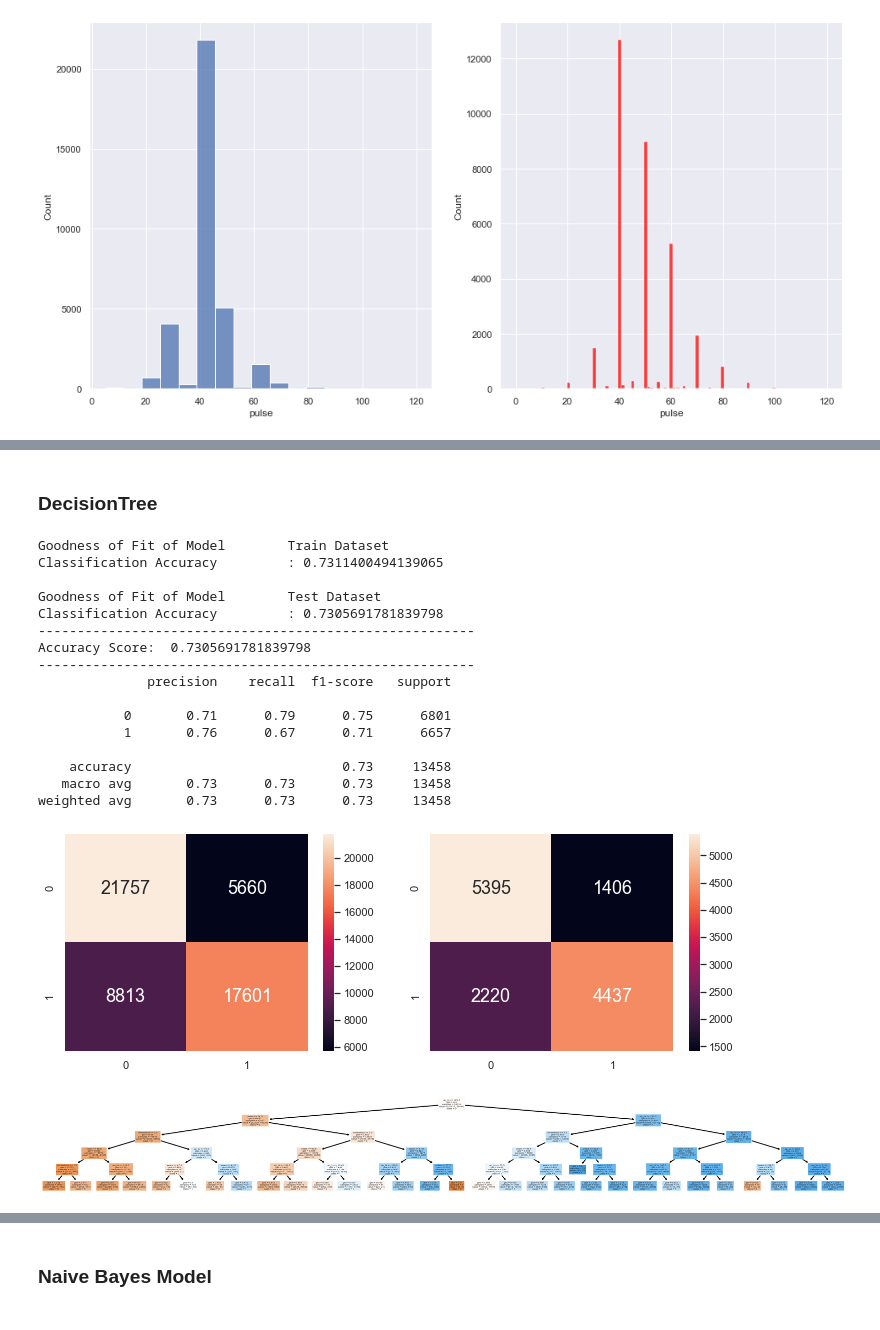
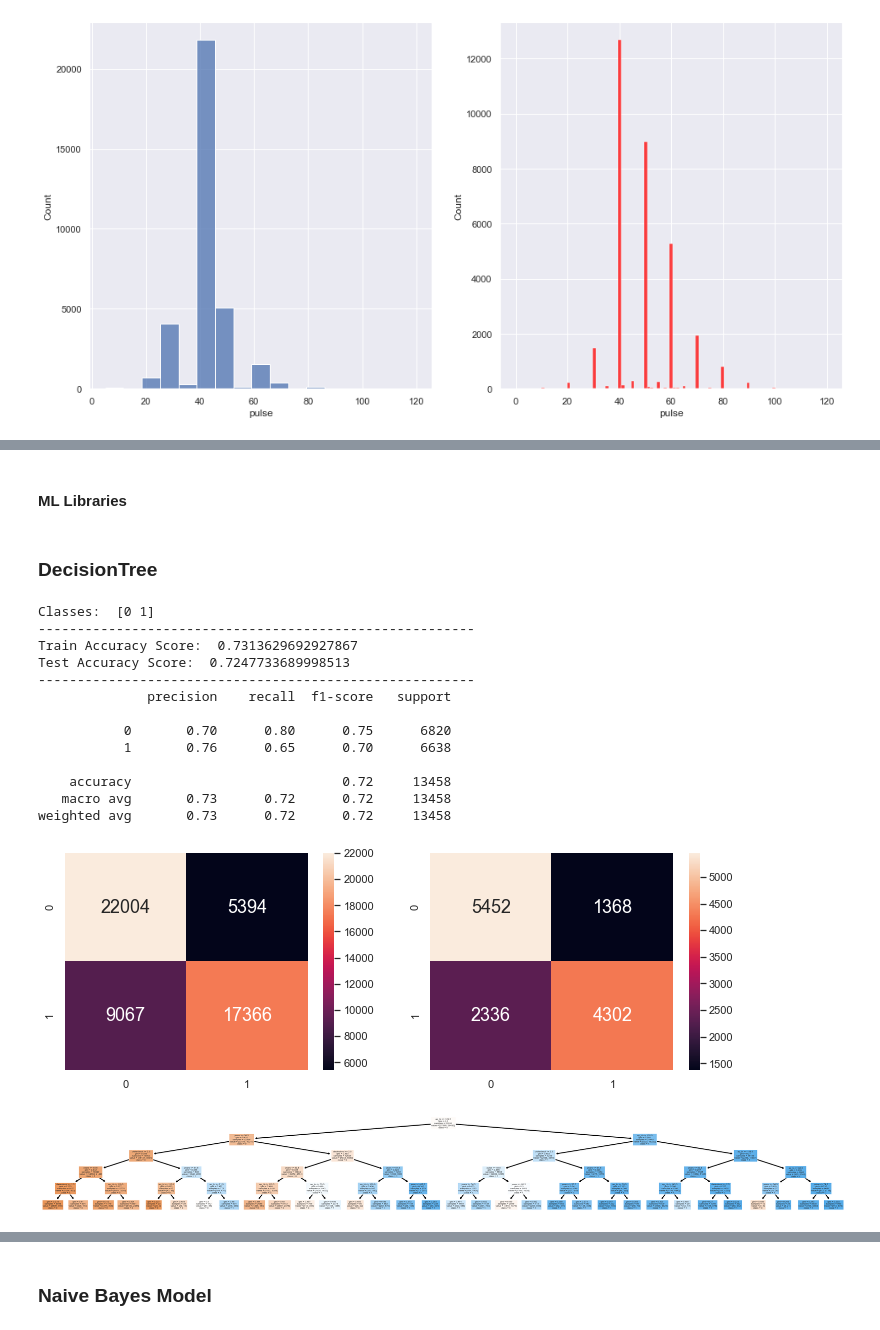
Before and after one commit to LoyChaiEe/miniProject, a Jupyter notebook: IE0005-Project.ipynb, the cells around one changed output, grey strips where cells are left out. Drawn from its saved outputs; the diff is of its cells as text; code cells hidden in the pictures.

```diff
--- a/IE0005-Project.ipynb
+++ b/IE0005-Project.ipynb
@@ -520,0 +540,5 @@ Name: pulse, dtype: int64
+# %%
+plt.rcParams['figure.figsize'] = (20, 15)
+sb.heatmap(cleanedData.corr(), annot=True, linewidths=.5, cmap="YlGnBu")
+plt.title('Corelation Between Features', fontsize=30)
+plt.show()
@@ -521,3 +547,5 @@ Name: pulse, dtype: int64
+# %% [markdown]
+#### ML Libraries
 # %%
 #Machine Learning Libraries
 from sklearn.model_selection import train_test_split # for splitting the data into train and test samples
@@ -534,17 +560,15 @@ from datetime import datetime
 # %%
 from sklearn.tree import DecisionTreeClassifier
 
-start_time = datetime.now()
-
 def deciscionTreeClassifier_1(data):
-    cleanedData = data.copy()
-    response = pd.DataFrame(cleanedData['cardio'])
-    predictor = pd.DataFrame(cleanedData[['ap_hi', 'ap_lo', 'years', 'pulse', 'cholesterol']])
-
+    # Setting Response, Predictor, train and test data
+    response = pd.DataFrame(data['cardio'])
+    predictor = pd.DataFrame(data[['ap_hi', 'ap_lo', 'years', 'pulse', 'cholesterol']])
     X_train, X_test, y_train, y_test = train_test_split(predictor, response, test_size=0.2)
 
-    # create the decision tree object
+    # create the decision tree model
     dectree = DecisionTreeClassifier(max_depth=5)
+
     # train the decision tree model
     dectree.fit(X_train, y_train)
 
@@ -552,61 +576,71 @@ def deciscionTreeClassifier_1(data):
     y_train_pred = dectree.predict(X_train)
     y_test_pred = dectree.predict(X_test)
 
-    # Check the Goodness of Fit (on Train Data)
-    print("Goodness of Fit of Model \tTrain Dataset")
-    print("Classification Accuracy \t:", dectree.score(X_train, y_train))
-    print()
-
-    # Check the Goodness of Fit (on Test Data)
-    print("Goodness of Fit of Model \tTest Dataset")
-    print("Classification Accuracy \t:", dectree.score(X_test, y_test))
+    # ---------------Accuracy Tables-----------------------
+    # Accuracy Tables
+    print('Classes: ', dectree.classes_)
     print('--------------------------------------------------------')
-    score = dectree.score(X_test, y_test)
-    print('Accuracy Score: ', score)
+    print('Train Accuracy Score: ', dectree.score(X_train, y_train))
+    print('Test Accuracy Score: ', dectree.score(X_test, y_test))
     print('--------------------------------------------------------')
     # Look at classification report to evaluate the model
     print(classification_report(y_test, y_test_pred))
+
 
     # Plot the Confusion Matrix for Train and Test
     f, axes = plt.subplots(1, 2, figsize=(12, 4))
     sb.heatmap(confusion_matrix(y_train, y_train_pred),
                annot=True, fmt=".0f", annot_kws={"size": 18}, ax=axes[0])
     sb.heatmap(confusion_matrix(y_test, y_test_pred),
                annot=True, fmt=".0f", annot_kws={"size": 18}, ax=axes[1])
 
     # Plot the Decision Tree
     fig, ax = plt.subplots(figsize=(48, 6))
     out = plot_tree(dectree,
                     feature_names=predictor.columns,
                     class_names=[str(x) for x in dectree.classes_],
                     filled=True)
 
     for o in out:
         arrow = o.arrow_patch
         if arrow is not None:
             arrow.set_edgecolor('black')
             arrow.set_linewidth(3)
 
     plt.show()
 
-deciscionTreeClassifier_1(cleanedData)
-print('Time elapsed (hh:mm:ss.ms) {}'.format(datetime.now() - start_time))
+    #Model Evaluation data
+    accuracy_train = dectree.score(X_train, y_train)
+    accuracy_test = dectree.score(X_test, y_test)
+    accuracy_diff = abs(accuracy_train - accuracy_test)
+    precision_train = precision_score(y_train, y_train_pred, average='macro')
+    precision_test = precision_score(y_test, y_test_pred, average='macro')
+    recall_train = recall_score(y_train, y_train_pred, average='macro')
+    recall_test = precision_score(y_test, y_test_pred, average='macro')
+    cm_train = confusion_matrix(y_train, y_train_pred)
+    cm_test = confusion_matrix(y_test, y_test_pred)
+    FN_train = cm_train[1][0]
+    FN_test = cm_test[1][0]
+    data = {'DecisionTree': pd.Series([accuracy_train, accuracy_test, accuracy_diff, precision_train, precision_test, recall_train, recall_test, FN_train, FN_test], index=[
+                                      'accuracy_train', 'accuracy_test', 'accuracy_diff', 'precision_train', 'precision_test', 'recall_train', 'recall_test', 'FN_train', 'FN_test'])}
+
+    return data
+
+
+decTree_data = deciscionTreeClassifier_1(cleanedData)
 # %% [output]
-Goodness of Fit of Model        Train Dataset
-Classification Accuracy         : 0.7311400494139065
-
-Goodness of Fit of Model        Test Dataset
-Classification Accuracy         : 0.7305691781839798
+Classes:  [0 1]
 --------------------------------------------------------
-Accuracy Score:  0.7305691781839798
+Train Accuracy Score:  0.7313629692927867
+Test Accuracy Score:  0.7247733689998513
 --------------------------------------------------------
               precision    recall  f1-score   support
 
-           0       0.71      0.79      0.75      6801
-           1       0.76      0.67      0.71      6657
+           0       0.70      0.80      0.75      6820
+           1       0.76      0.65      0.70      6638
 
-    accuracy                           0.73     13458
-   macro avg       0.73      0.73      0.73     13458
-weighted avg       0.73      0.73      0.73     13458
+    accuracy                           0.72     13458
+   macro avg       0.73      0.72      0.72     13458
+weighted avg       0.73      0.72      0.72     13458
-[figure, old version]
+[figure, new version]
-[figure, old version]
+[figure, new version]
```
Also changed, not shown: parts of 37 cells of this notebook, 1 other file.
